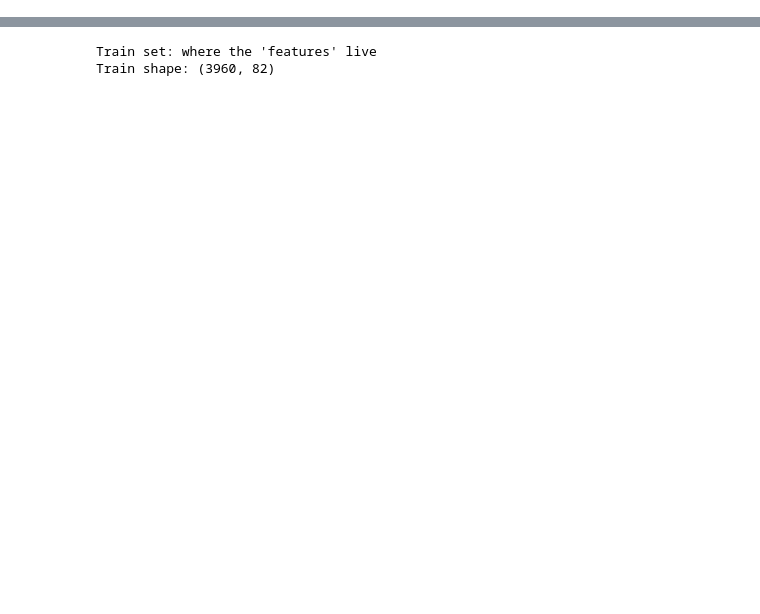
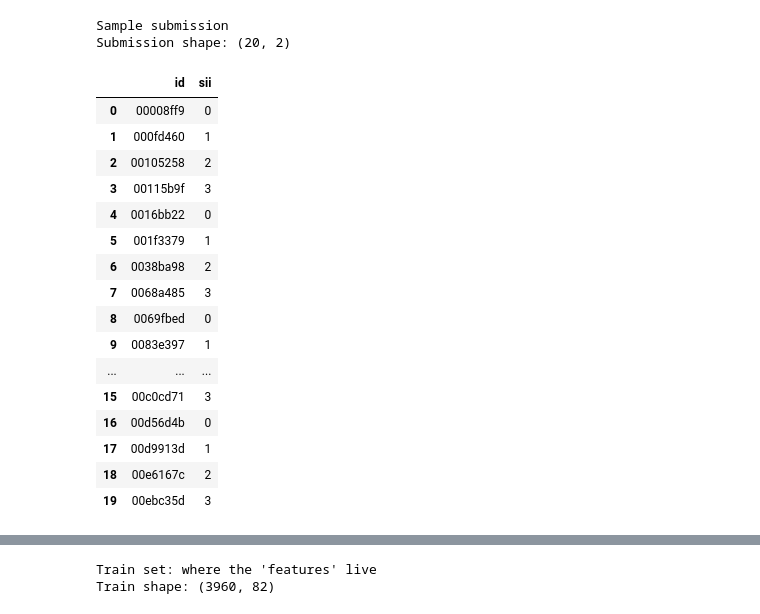
Before and after one commit to tomragus/CMI-PIU-Model, a Jupyter notebook: notebooks/CMI-PIU_draft2.ipynb, the cells around one changed output, grey strips where cells are left out. Drawn from its saved outputs; the diff is of its cells as text; code cells hidden in the pictures; blank space fills up the shorter version.

```diff
--- a/notebooks/CMI-PIU_draft2.ipynb
+++ b/notebooks/CMI-PIU_draft2.ipynb
@@ -28,0 +33,31 @@ Because the natures of the features data and the actigraphy data are vastly diff
+# %%
+# load pandas
+import pandas as pd
+
+# load sample submission
+sample = pd.read_csv("/Users/tomragus/Library/CloudStorage/OneDrive-UCSanDiego/CMI-PIU-Model/data/sample_submission.csv")
+
+# display sample submission
+print("Sample submission")
+print(f"Submission shape: {sample.shape}")
+sample
+# %% [output]
+Sample submission
+Submission shape: (20, 2)
+|  | id | sii |
+| 0 | 00008ff9 | 0 |
+| 1 | 000fd460 | 1 |
+| 2 | 00105258 | 2 |
+| 3 | 00115b9f | 3 |
+| 4 | 0016bb22 | 0 |
+| 5 | 001f3379 | 1 |
+| 6 | 0038ba98 | 2 |
+| 7 | 0068a485 | 3 |
+| 8 | 0069fbed | 0 |
+| 9 | 0083e397 | 1 |
+| ... | ... | ... |
+| 15 | 00c0cd71 | 3 |
+| 16 | 00d56d4b | 0 |
+| 17 | 00d9913d | 1 |
+| 18 | 00e6167c | 2 |
+| 19 | 00ebc35d | 3 |
```
Also changed, not shown: parts of 11 cells of this notebook.
